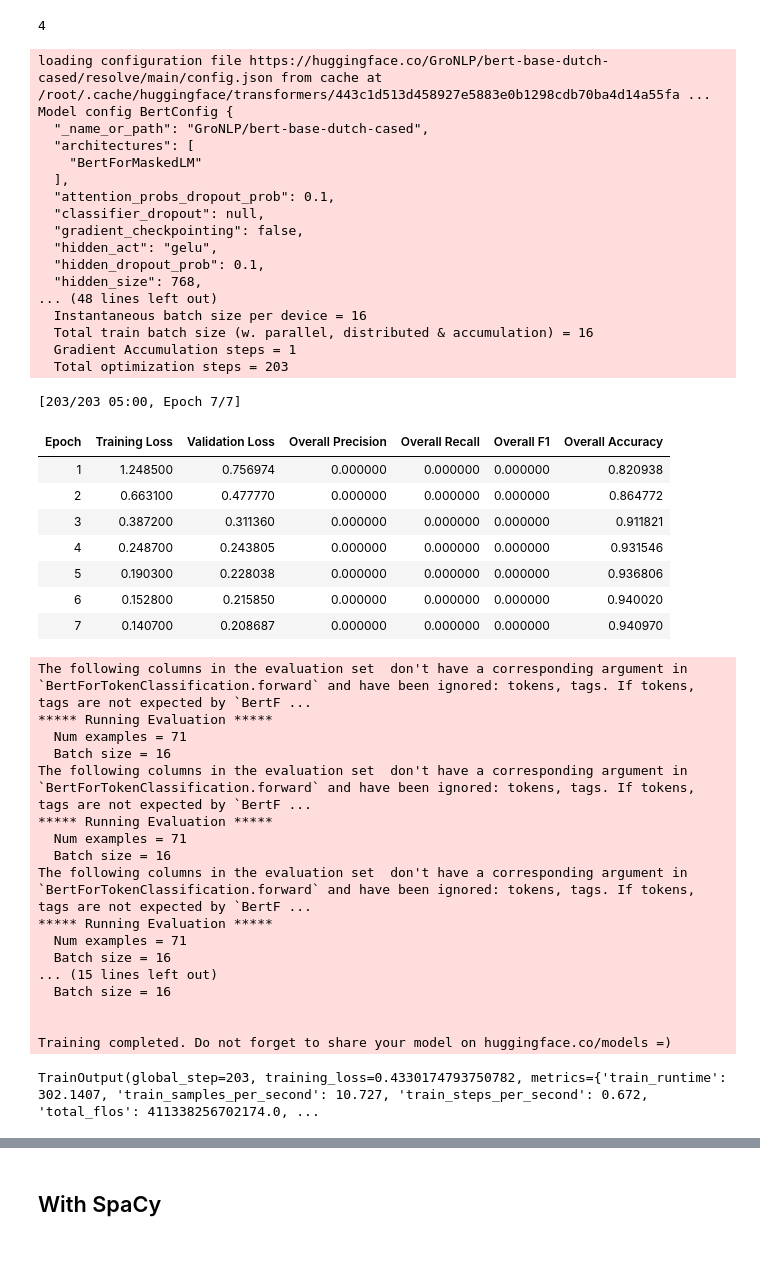
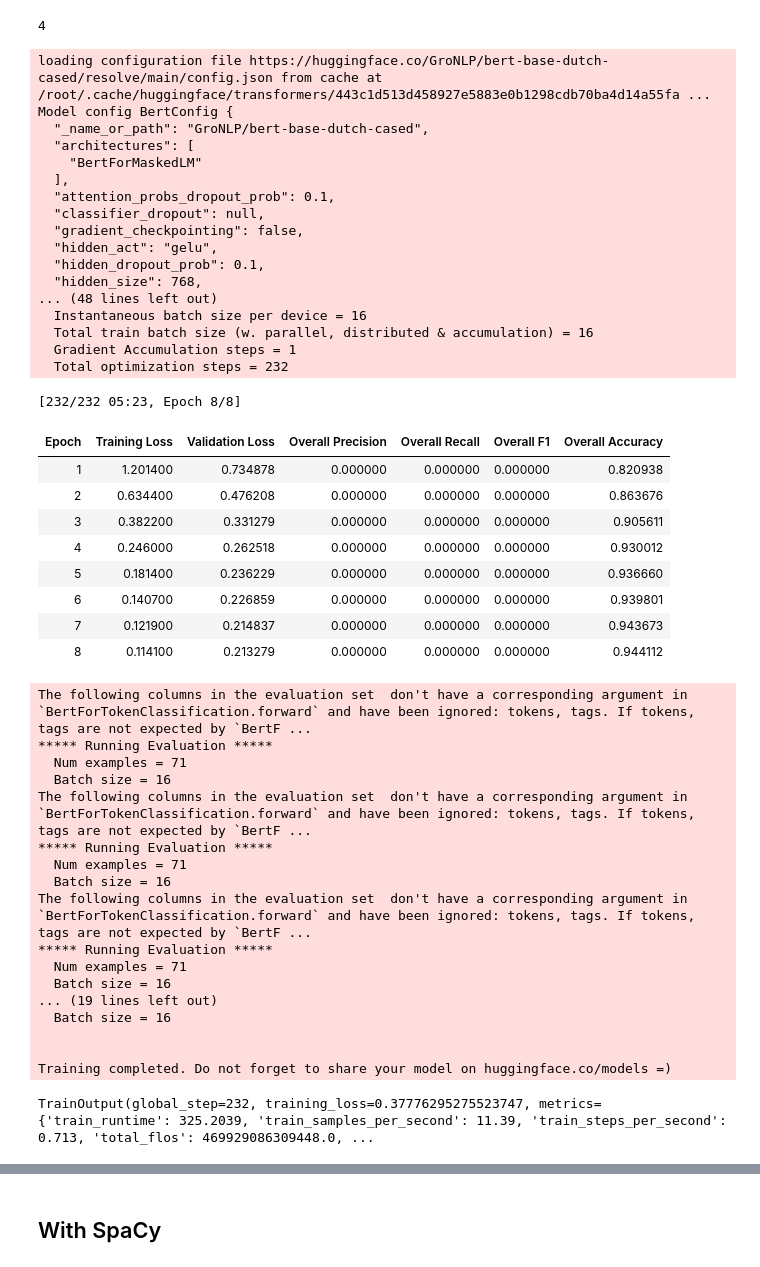
Before and after one commit to MarijkeBeersmans/MiddelNER-Middelnederlandse-named-entity-recognition, a Jupyter notebook: ModelMiddelNederlandseNER.ipynb, the cells around one changed output, grey strips where cells are left out. Saved outputs shown, nothing was run; the diff lists cells and outputs as text; code cells hidden in the pictures.

```diff
--- a/ModelMiddelNederlandseNER.ipynb
+++ b/ModelMiddelNederlandseNER.ipynb
@@ -592,7 +596,28 @@ tokenizer.mask_token_id
 import torch
 torch.cuda.empty_cache()
 
-model = AutoModelForTokenClassification.from_pretrained("GroNLP/bert-base-dutch-cased", num_labels=len(label_names))
+model = AutoModelForTokenClassification.from_pretrained(
+    "GroNLP/bert-base-dutch-cased", num_labels=len(label_names),
+    label2id={0: 0,
+     1 : 1,
+     2 : 2,
+     3 : 3,
+     4 : 4,
+     5 : 5,
+     6 : 6,
+     7 : 7,
+     8 : 8},
+    id2label={0:'O',
+     1 : 'B-PERS',
+     2 : 'I-PERS',
+     3 : 'B-LOC',
+     4 : 'I-LOC',
+     5 : 'B-MONEY',
+     6 : 'I-MONEY',
+     7 : 'B-DATE',
+     8 : 'I-DATE'},
+     )
+
 training_args = TrainingArguments(
     output_dir="./fine_tune_bert_output",
     evaluation_strategy="epoch",
@@ -600,7 +625,7 @@ training_args = TrainingArguments(
     learning_rate=2e-5,
     per_device_train_batch_size=16,
     per_device_eval_batch_size=16,
-    num_train_epochs=7,
+    num_train_epochs=8,
     weight_decay=0.01,
     logging_steps = 1000,
     report_to="tensorboard",
@@ -610,42 +635,43 @@ training_args = TrainingArguments(
 )
 trainer = Trainer(
     model=model,
     args=training_args,
     train_dataset=tokenized_dataset["train"],
     eval_dataset=tokenized_dataset["validation"],
     data_collator=data_collator,
     tokenizer=tokenizer,
     compute_metrics=compute_metrics
 )
 
 trainer.train()
 # %% [output]
 loading configuration file https://huggingface.co/GroNLP/bert-base-dutch-cased/resolve/main/config.json from cache at /root/.cache/huggingface/transformers/443c1d513d458927e5883e0b1298cdb70ba4d14a55fa ...
 Model config BertConfig {
   "_name_or_path": "GroNLP/bert-base-dutch-cased",
   "architectures": [
     "BertForMaskedLM"
   ],
   "attention_probs_dropout_prob": 0.1,
   "classifier_dropout": null,
   "gradient_checkpointing": false,
   "hidden_act": "gelu",
   "hidden_dropout_prob": 0.1,
   "hidden_size": 768,
 ... (48 lines left out)
   Instantaneous batch size per device = 16
   Total train batch size (w. parallel, distributed & accumulation) = 16
   Gradient Accumulation steps = 1
-  Total optimization steps = 203
+  Total optimization steps = 232
-[203/203 05:00, Epoch 7/7]
+[232/232 05:23, Epoch 8/8]
 | Epoch | Training Loss | Validation Loss | Overall Precision | Overall Recall | Overall F1 | Overall Accuracy |
-| 1 | 1.248500 | 0.756974 | 0.000000 | 0.000000 | 0.000000 | 0.820938 |
-| 2 | 0.663100 | 0.477770 | 0.000000 | 0.000000 | 0.000000 | 0.864772 |
-| 3 | 0.387200 | 0.311360 | 0.000000 | 0.000000 | 0.000000 | 0.911821 |
-| 4 | 0.248700 | 0.243805 | 0.000000 | 0.000000 | 0.000000 | 0.931546 |
-| 5 | 0.190300 | 0.228038 | 0.000000 | 0.000000 | 0.000000 | 0.936806 |
-| 6 | 0.152800 | 0.215850 | 0.000000 | 0.000000 | 0.000000 | 0.940020 |
-| 7 | 0.140700 | 0.208687 | 0.000000 | 0.000000 | 0.000000 | 0.940970 |
+| 1 | 1.201400 | 0.734878 | 0.000000 | 0.000000 | 0.000000 | 0.820938 |
+| 2 | 0.634400 | 0.476208 | 0.000000 | 0.000000 | 0.000000 | 0.863676 |
+| 3 | 0.382200 | 0.331279 | 0.000000 | 0.000000 | 0.000000 | 0.905611 |
+| 4 | 0.246000 | 0.262518 | 0.000000 | 0.000000 | 0.000000 | 0.930012 |
+| 5 | 0.181400 | 0.236229 | 0.000000 | 0.000000 | 0.000000 | 0.936660 |
+| 6 | 0.140700 | 0.226859 | 0.000000 | 0.000000 | 0.000000 | 0.939801 |
+| 7 | 0.121900 | 0.214837 | 0.000000 | 0.000000 | 0.000000 | 0.943673 |
+| 8 | 0.114100 | 0.213279 | 0.000000 | 0.000000 | 0.000000 | 0.944112 |
 The following columns in the evaluation set  don't have a corresponding argument in `BertForTokenClassification.forward` and have been ignored: tokens, tags. If tokens, tags are not expected by `BertF ...
 ***** Running Evaluation *****
   Num examples = 71
@@ -658,12 +684,12 @@ The following columns in the evaluation set  don't have a corresponding argument
 ***** Running Evaluation *****
   Num examples = 71
   Batch size = 16
-... (15 lines left out)
+... (19 lines left out)
   Batch size = 16
 
 
 Training completed. Do not forget to share your model on huggingface.co/models =)
-TrainOutput(global_step=203, training_loss=0.4330174793750782, metrics={'train_runtime': 302.1407, 'train_samples_per_second': 10.727, 'train_steps_per_second': 0.672, 'total_flos': 411338256702174.0, ...
+TrainOutput(global_step=232, training_loss=0.37776295275523747, metrics={'train_runtime': 325.2039, 'train_samples_per_second': 11.39, 'train_steps_per_second': 0.713, 'total_flos': 469929086309448.0, ...
 # %%
 trainer.evaluate()
 # %% [output]
```
Also changed, not shown: parts of 24 cells of this notebook.
